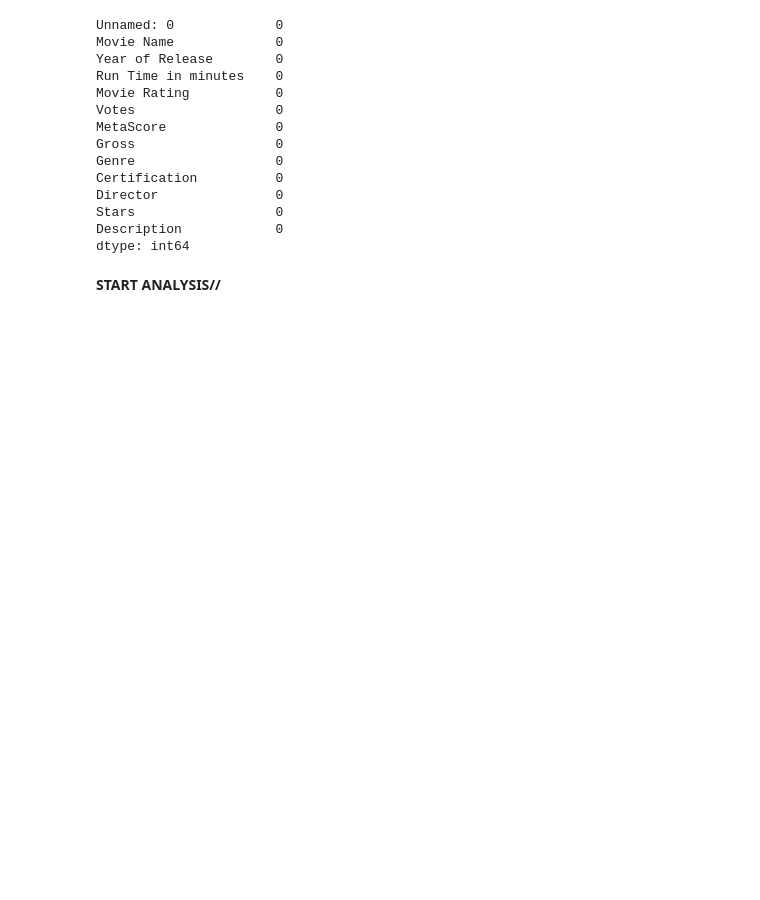
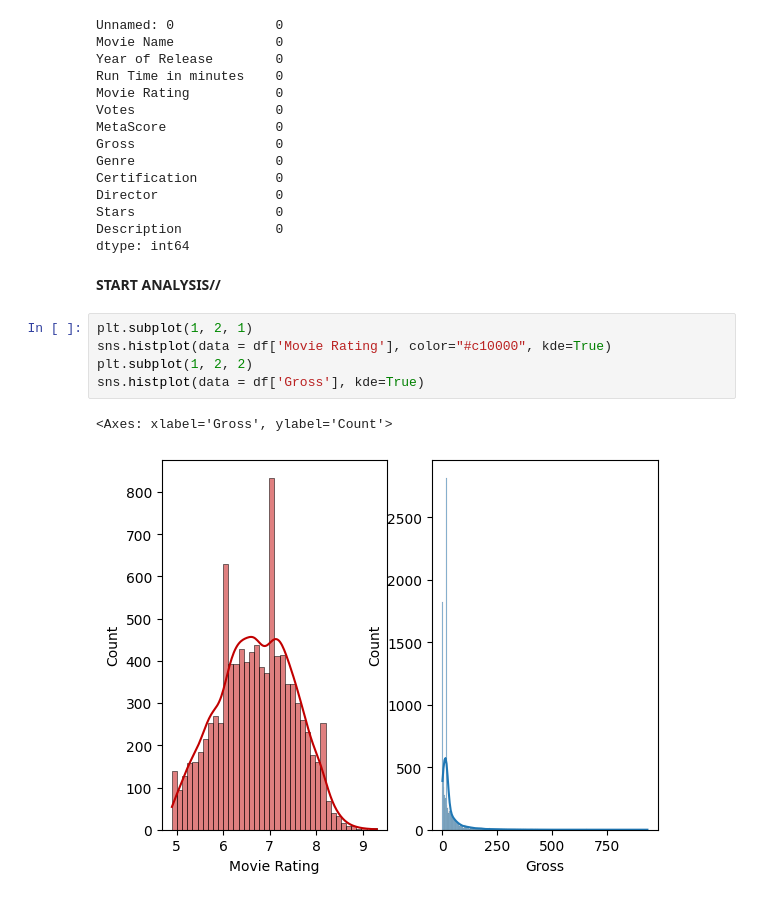
Before and after one commit to trizyx/IMDB-Data-analysis, a Jupyter notebook: Untitled3.ipynb, the cells around one changed output. Saved outputs shown, nothing was run; the diff lists cells and outputs as text; blank space fills up the shorter version.

```diff
--- a/Untitled3.ipynb
+++ b/Untitled3.ipynb
@@ -87,4 +88,12 @@ Description            0
 dtype: int64
 # %% [markdown]
 **START ANALYSIS//**
+# %%
+plt.subplot(1, 2, 1)
+sns.histplot(data = df['Movie Rating'], color="#c10000", kde=True)
+plt.subplot(1, 2, 2)
+sns.histplot(data = df['Gross'], kde=True)
+# %% [output]
+<Axes: xlabel='Gross', ylabel='Count'>
+[figure, added]
 # %%
```
Also changed, not shown: parts of 2 cells of this notebook.
